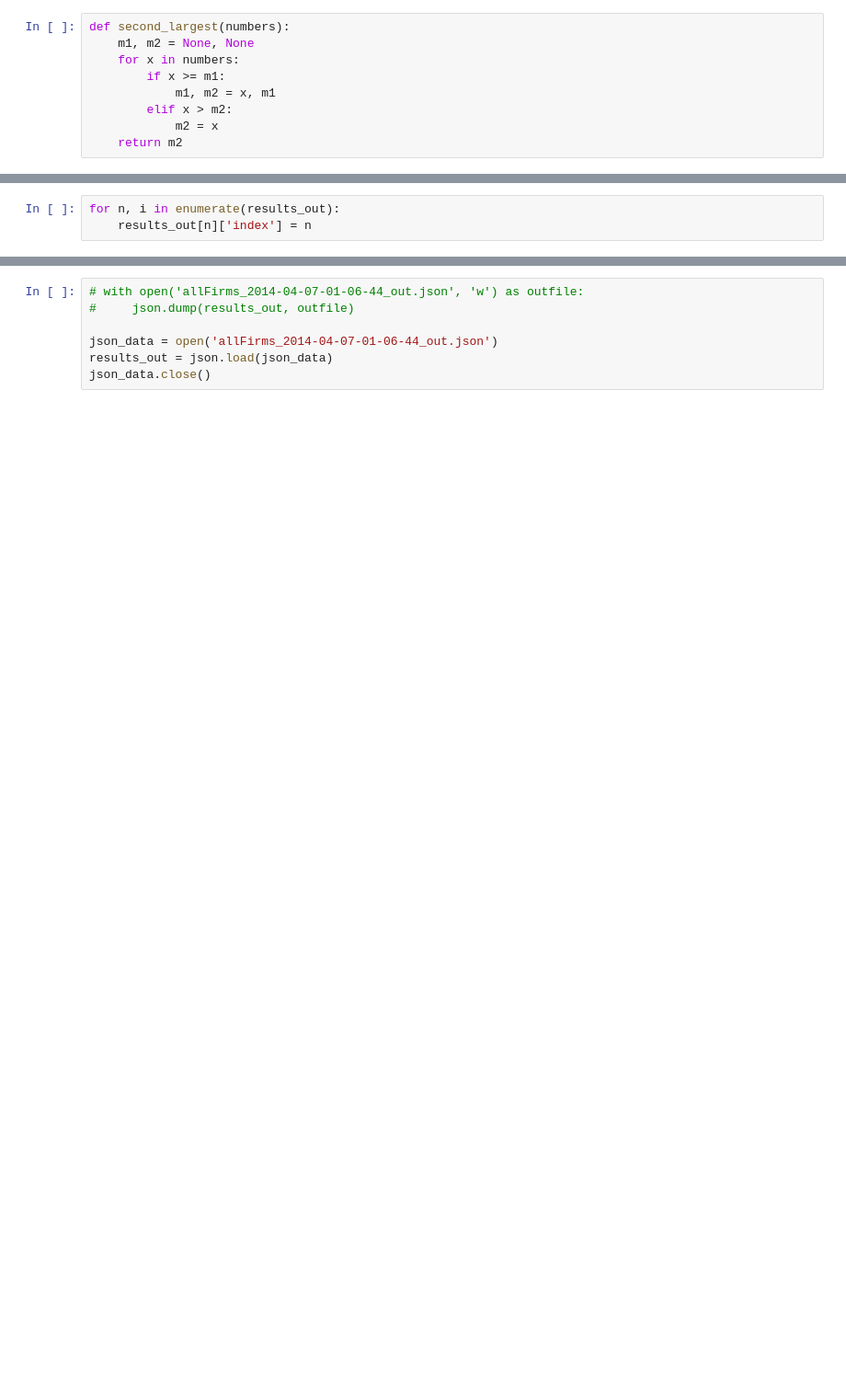
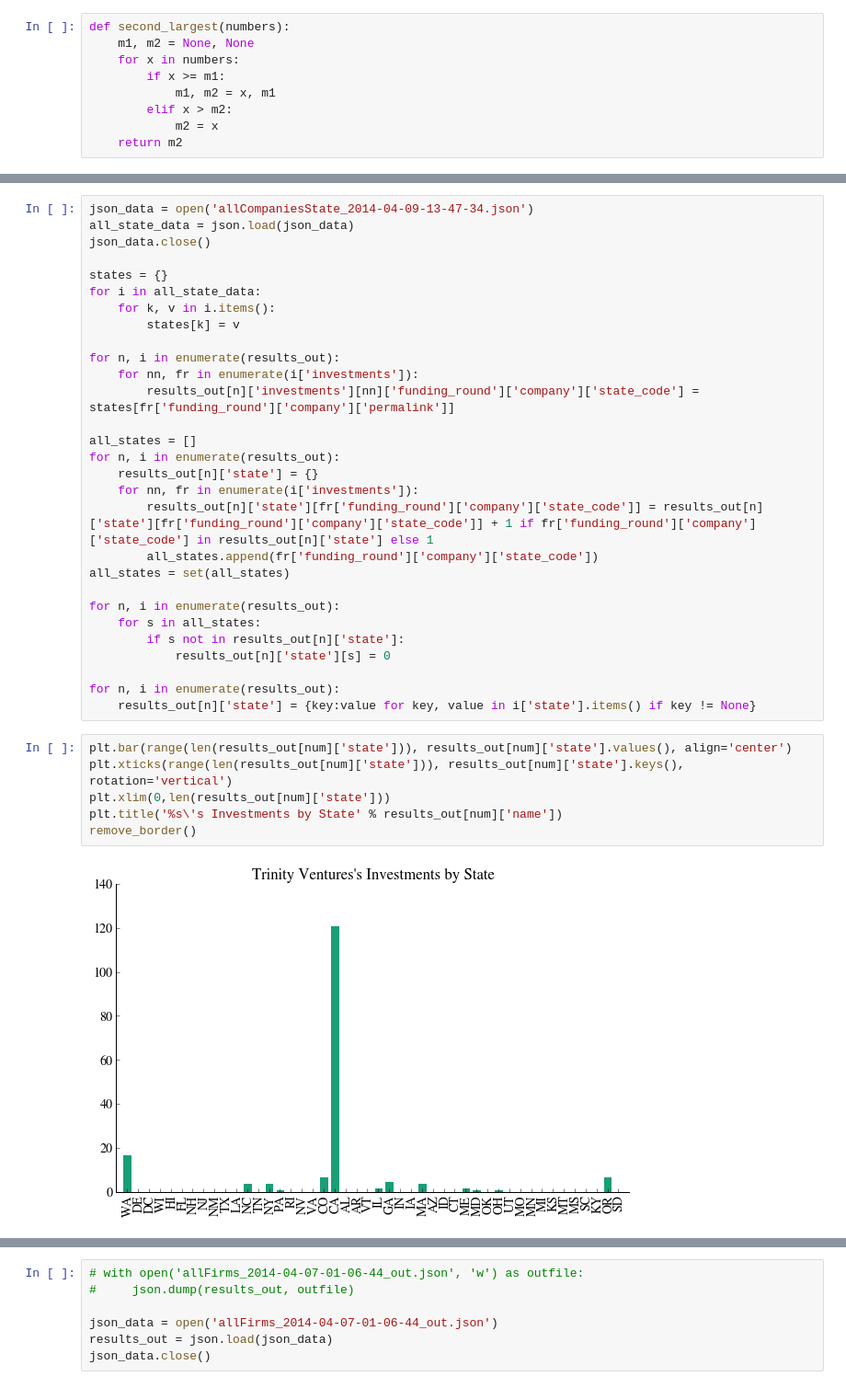
Before and after one commit to jbudd/cs171-final-budd-rosen, a Jupyter notebook: downloadData-Funds.ipynb, the cells around one changed output, grey strips where cells are left out. Shown: that part at 92% size. Drawn from its saved outputs; the diff is of its cells as text; blank space fills up the shorter version.

Commit message:
add state data

```diff
--- a/downloadData-Funds.ipynb
+++ b/downloadData-Funds.ipynb
@@ -352,6 +352,3 @@ all_comps = set(all_comps)
 print 'There are %d different companies in our data' % len(all_comps)
 # %% [output]
 There are 6620 different companies in our data
-# %%
-for n, i in enumerate(results_out):
-    results_out[n]['index'] = n
@@ -357,0 +377,37 @@ for n, i in enumerate(results_out):
+# %%
+json_data = open('allCompaniesState_2014-04-09-13-47-34.json')
+all_state_data = json.load(json_data)
+json_data.close()
+
+states = {}
+for i in all_state_data:
+    for k, v in i.items():
+        states[k] = v
+
+for n, i in enumerate(results_out):
+    for nn, fr in enumerate(i['investments']):
+        results_out[n]['investments'][nn]['funding_round']['company']['state_code'] = states[fr['funding_round']['company']['permalink']]
+
+all_states = []
+for n, i in enumerate(results_out):
+    results_out[n]['state'] = {}
+    for nn, fr in enumerate(i['investments']):
+        results_out[n]['state'][fr['funding_round']['company']['state_code']] = results_out[n]['state'][fr['funding_round']['company']['state_code']] + 1 if fr['funding_round']['company']['state_code'] in results_out[n]['state'] else 1
+        all_states.append(fr['funding_round']['company']['state_code'])
+all_states = set(all_states)
+
+for n, i in enumerate(results_out):
+    for s in all_states:
+        if s not in results_out[n]['state']:
+            results_out[n]['state'][s] = 0
+
+for n, i in enumerate(results_out):
+    results_out[n]['state'] = {key:value for key, value in i['state'].items() if key != None}
+# %%
+plt.bar(range(len(results_out[num]['state'])), results_out[num]['state'].values(), align='center')
+plt.xticks(range(len(results_out[num]['state'])), results_out[num]['state'].keys(), rotation='vertical')
+plt.xlim(0,len(results_out[num]['state']))
+plt.title('%s\'s Investments by State' % results_out[num]['name'])
+remove_border()
+# %% [output]
+[figure, added]
```
Also changed, not shown: parts of 9 cells of this notebook, 3 other files.
